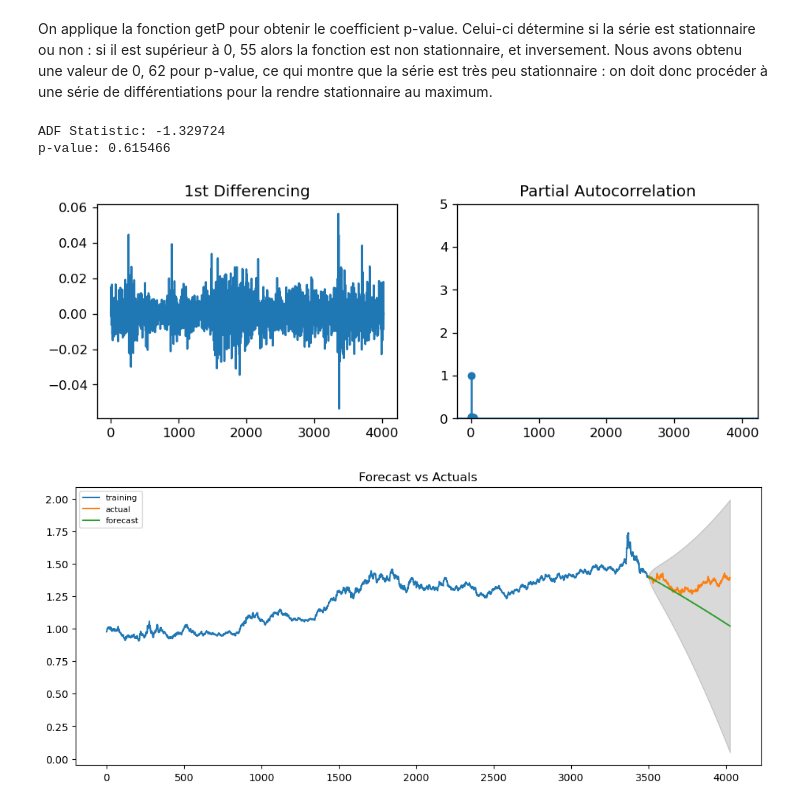
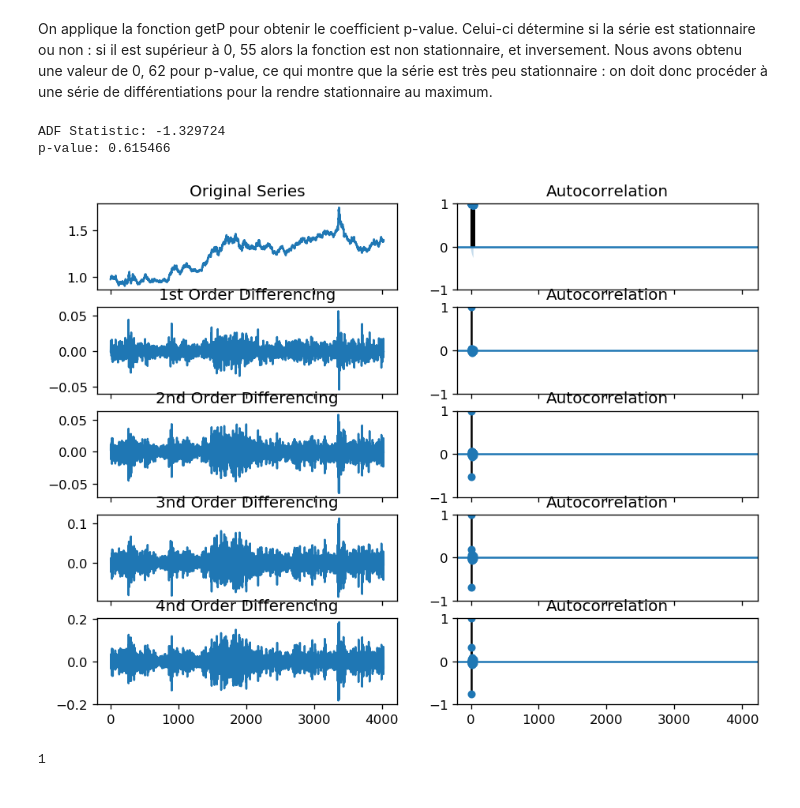
Before and after one commit to AlaaeddineBesbes/DATA731-Market-Movement, a Jupyter notebook: Projet.ipynb, the cells around one changed output. Drawn from its saved outputs; the diff is of its cells as text; code cells hidden in the pictures.

```diff
--- a/Projet.ipynb
+++ b/Projet.ipynb
@@ -466,13 +460,16 @@ prediction("Libyan Dinar",2,1,1)
 # %% [markdown]
 On applique la fonction getP pour obtenir le coefficient p-value. Celui-ci détermine si la série est stationnaire ou non : si il est supérieur à 0, 55 alors la fonction est non stationnaire, et inversement.
 Nous avons obtenu une valeur de 0, 62 pour p-value, ce qui montre que la série est très peu stationnaire : on doit donc procéder à une série de différentiations pour la rendre stationnaire au maximum.
-# %%
-Pvalue=pCondition("Australian Dollar")
-d=getDifferences("Australian Dollar")
-p=getP("Australian Dollar")
-prediction("Australian Dollar",1,2,1)
-# %% [output]
-ADF Statistic: -1.329724
-p-value: 0.615466
-[figure, removed]
-[figure, removed]
+# %%
+# "Australian Dollar"
+Pvalue=pCondition("Australian Dollar")
+# %% [output]
+ADF Statistic: -1.329724
+p-value: 0.615466
+# %%
+Differencing("Australian Dollar")
+d=getDifferences("Australian Dollar")
+print(d)
+# %% [output]
+[figure, added]
+1
```
Also changed, not shown: parts of 30 cells of this notebook.
